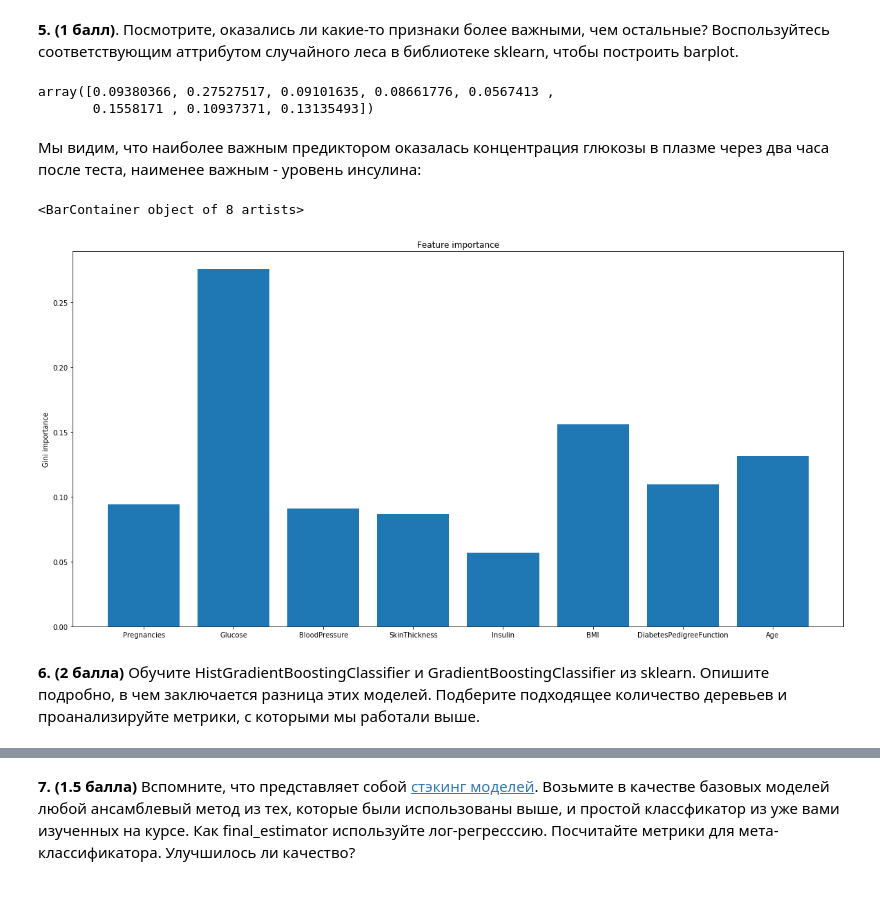
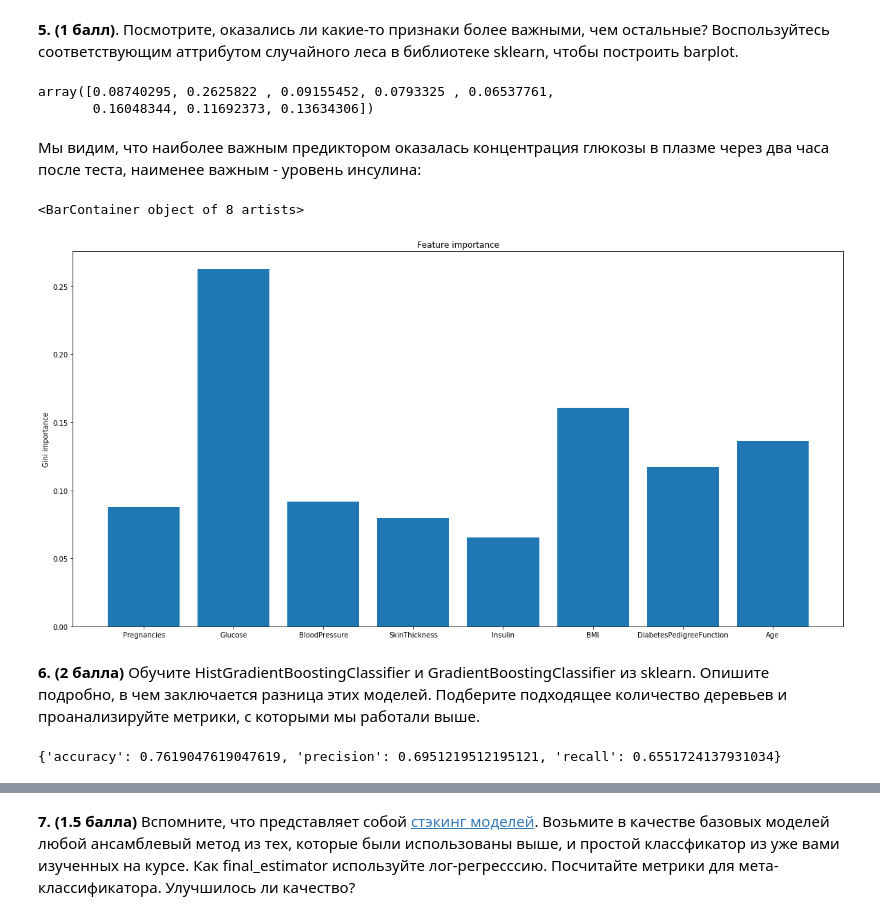
Before and after one commit to valdewastaken/iad-inro-ds-homeworks, a Jupyter notebook: hw4_Novikov.ipynb, the cells around one changed output, grey strips where cells are left out. Saved outputs shown, nothing was run; the diff lists cells and outputs as text; code cells hidden in the pictures.

```diff
--- a/hw4_Novikov.ipynb
+++ b/hw4_Novikov.ipynb
@@ -591,27 +591,26 @@ Text(0, 0.5, 'AUC-ROC score')
 # %% [markdown]
 **5. (1 балл)**. Посмотрите, оказались ли какие-то признаки более важными, чем остальные? Воспользуйтесь соответствующим аттрибутом случайного леса в библиотеке sklearn, чтобы построить barplot.
 # %%
-rnd_clf.feature_importances_
+rnd_clf_i.feature_importances_
 # %% [output]
-array([0.09380366, 0.27527517, 0.09101635, 0.08661776, 0.0567413 ,
-       0.1558171 , 0.10937371, 0.13135493])
+array([0.08740295, 0.2625822 , 0.09155452, 0.0793325 , 0.06537761,
+       0.16048344, 0.11692373, 0.13634306])
 # %% [markdown]
 Мы видим, что наиболее важным предиктором оказалась концентрация глюкозы в плазме через два часа после теста, наименее важным - уровень инсулина:
 # %%
 labels = ('Pregnancies', 'Glucose', 'BloodPressure', 'SkinThickness', 'Insulin',
        'BMI', 'DiabetesPedigreeFunction', 'Age')
-importance = rnd_clf.feature_importances_
+importance = rnd_clf_i.feature_importances_
 x = np.arange(8)
 
 fig, ax = plt.subplots(figsize =(20, 10))
 
 ax.set_title('Feature importance')
 ax.set_ylabel('Gini importance')
 plt.xticks(x, labels)
-#ax.set_xticklabels(labels)
 ax.bar(x, importance)
 # %% [output]
 <BarContainer object of 8 artists>
-[figure, old version]
+[figure, new version]
 # %% [markdown]
 **6. (2 балла)** Обучите HistGradientBoostingClassifier и GradientBoostingClassifier из sklearn. Опишите подробно, в чем заключается разница этих моделей. Подберите подходящее количество деревьев и проанализируйте метрики, с которыми мы работали выше.
@@ -617,0 +625,4 @@ ax.bar(x, importance)
+# %%
+print(quality_metrics(y_pred_gb, y_test))
+# %% [output]
+{'accuracy': 0.7619047619047619, 'precision': 0.6951219512195121, 'recall': 0.6551724137931034}
```
Also changed, not shown: parts of 12 cells of this notebook, 1 other file.
